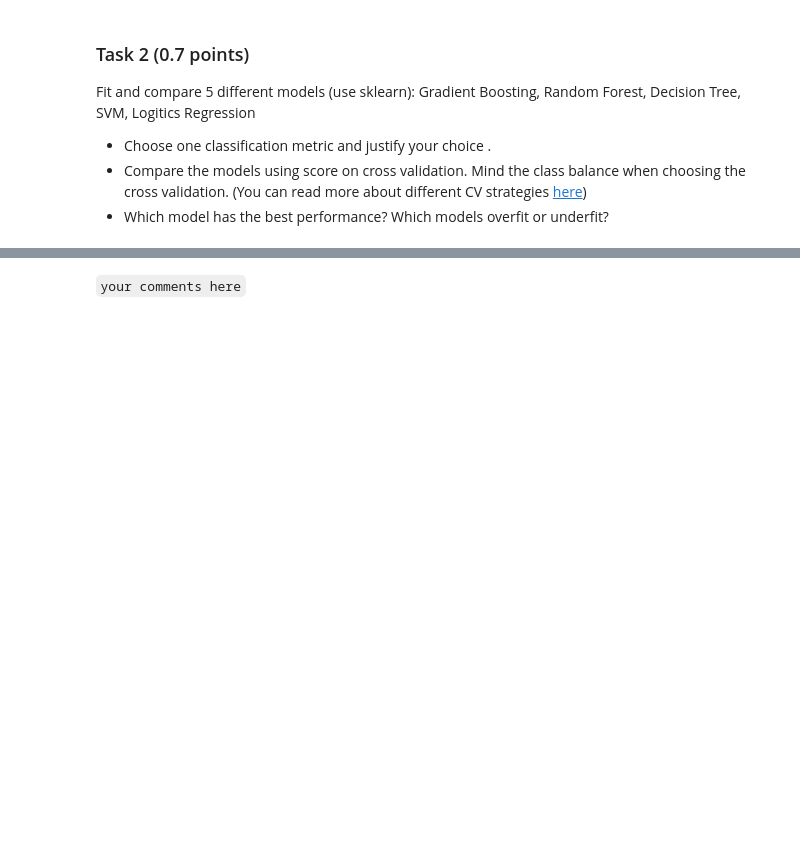
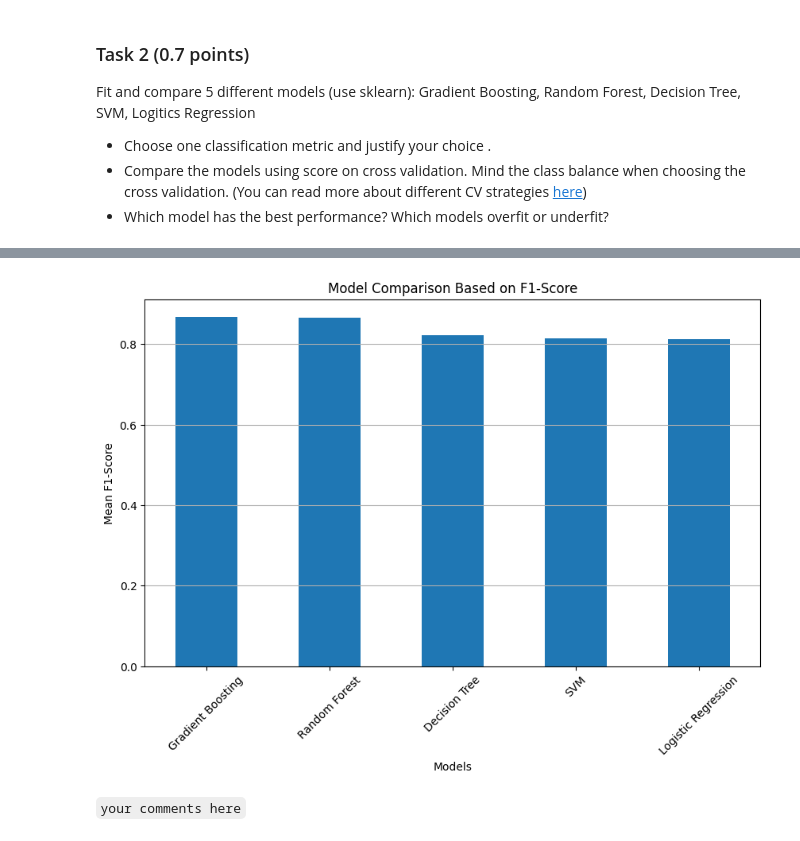
Before and after one commit to yakovlevia/Mathematical-methods-of-data-analysis, a Jupyter notebook: hw4ml_2024.ipynb, the cells around one changed output, grey strips where cells are left out. Drawn from its saved outputs; the diff is of its cells as text; code cells hidden in the pictures; blank space fills up the shorter version.

````diff
--- a/hw4ml_2024.ipynb
+++ b/hw4ml_2024.ipynb
@@ -816,0 +883,5 @@ P.S. Choose your favourite way to fill missing values.
+# %%
+X = X.drop('organization', axis=1)
+X = X.drop('title', axis=1)
+X = X.drop('state', axis=1)
+X = X.drop('residenceStateRegion', axis=1)
@@ -839,0 +929,27 @@ Fit and compare 5 different models (use sklearn): Gradient Boosting, Random Fore
+# %%
+# YOUR CODE HERE
+from sklearn.ensemble import GradientBoostingClassifier, RandomForestClassifier
+from sklearn.tree import DecisionTreeClassifier
+from sklearn.linear_model import LogisticRegression
+from sklearn.svm import SVC
+from sklearn.metrics import f1_score, make_scorer
+from sklearn.model_selection import StratifiedKFold, cross_val_score
+
+rand_st = 42
+
+models = {
+    'Gradient Boosting': GradientBoostingClassifier(random_state=rand_st),
+    'Random Forest': RandomForestClassifier(random_state=rand_st),
+    'Decision Tree': DecisionTreeClassifier(random_state=rand_st),
+    'SVM': SVC(random_state=rand_st, probability=True),
+    'Logistic Regression': LogisticRegression(random_state=rand_st, max_iter=1000)
+}
+
+
+cv = StratifiedKFold(n_splits=5, shuffle=True, random_state=42)
+model_scores = {}
+
+for name, model in models.items():
+    scores = cross_val_score(model, X_train, y_train, cv=cv, scoring=make_scorer(f1_score))
+    model_scores[name] = scores
+    print(f"{name}: Mean F1-Score = {scores.mean():.4f}")
@@ -839,0 +962,5 @@ Fit and compare 5 different models (use sklearn): Gradient Boosting, Random Fore
+# %%
+results_df = pd.DataFrame(model_scores).T
+results_df.columns = [f'Fold {i+1}' for i in range(cv.get_n_splits())]
+results_df['Mean F1-Score'] = results_df.mean(axis=1)
+results_df
@@ -840,3 +974,13 @@ Fit and compare 5 different models (use sklearn): Gradient Boosting, Random Fore
+# %%
+results_df['Mean F1-Score'].plot(kind='bar', capsize=4, figsize=(10, 6))
+plt.title('Model Comparison Based on F1-Score')
+plt.ylabel('Mean F1-Score')
+plt.xlabel('Models')
+plt.xticks(rotation=45)
+plt.grid(axis='y')
+plt.show()
+# %% [output]
+[figure, added]
 # %% [markdown]
 ```your comments here```
 # %% [markdown]
````
Also changed, not shown: parts of 17 cells of this notebook, 1 other file.
